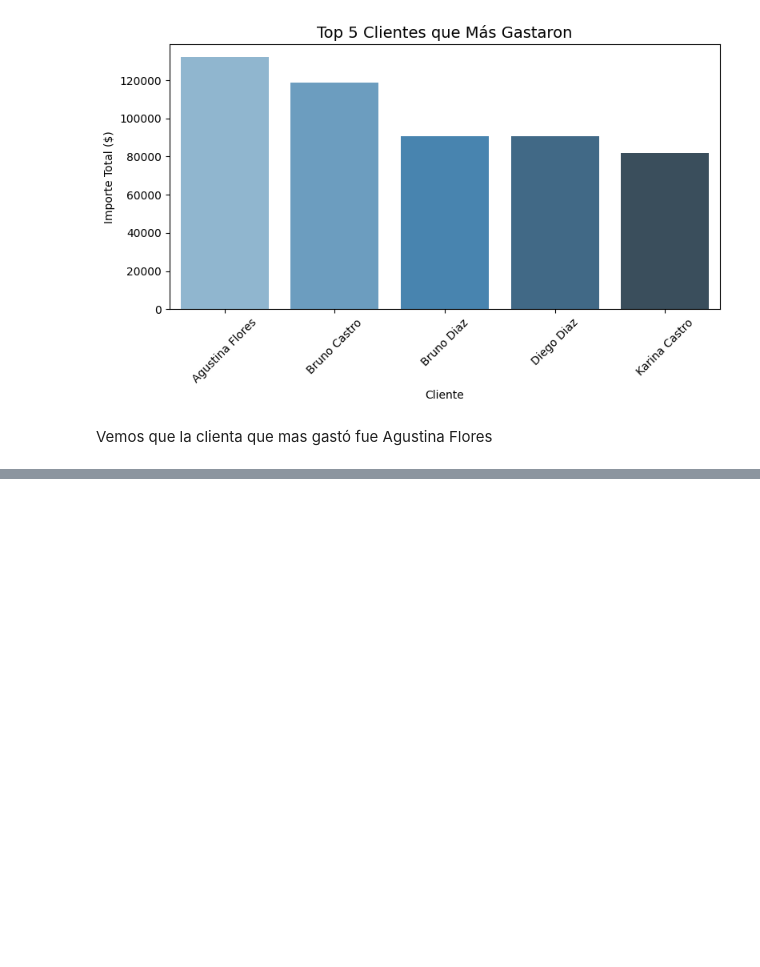
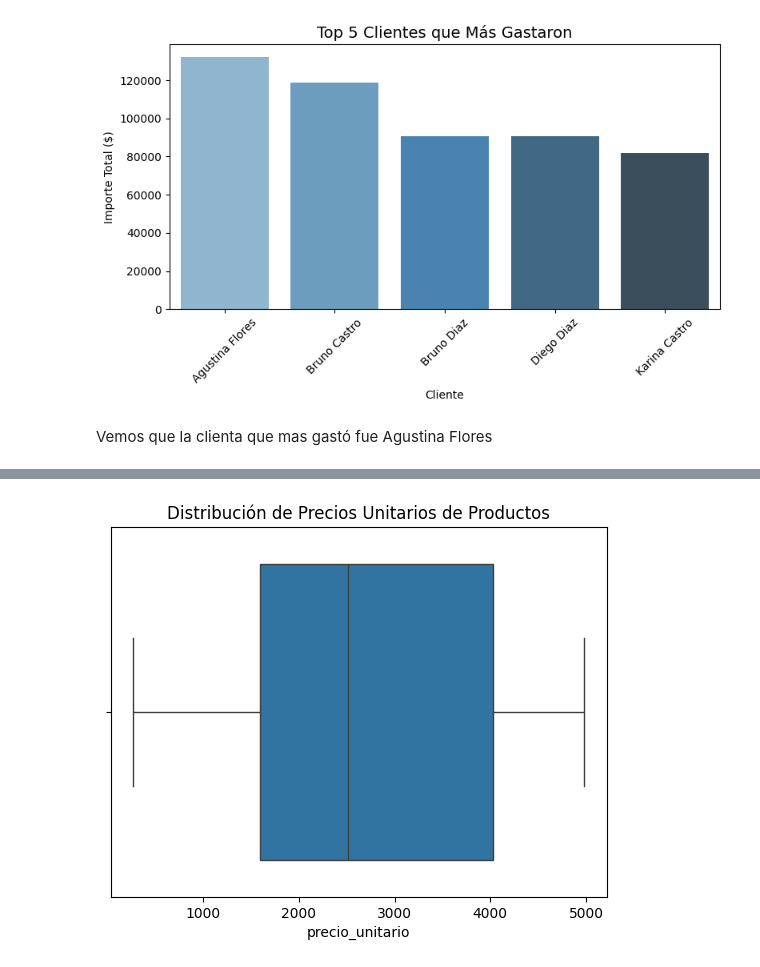
Before and after one commit to luisestebanardiles/Proyecto-Aurelion, a Jupyter notebook: limpieza_datos.ipynb, the cells around one changed output, grey strips where cells are left out. Cells and saved outputs as stored; diff of their text form; code cells hidden in the pictures; blank space fills up the shorter version.

```diff
--- a/limpieza_datos.ipynb
+++ b/limpieza_datos.ipynb
@@ -690,0 +748,7 @@ Vemos que la clienta que mas gastó fue Agustina Flores
+# %%
+#outliers de manera grafica con seaborn
+sns.boxplot(x=df_productos_limpio['precio_unitario'])
+plt.title('Distribución de Precios Unitarios de Productos')
+plt.show()
+# %% [output]
+[figure, added]
```
Also changed, not shown: parts of 32 cells of this notebook, 4 other files.
